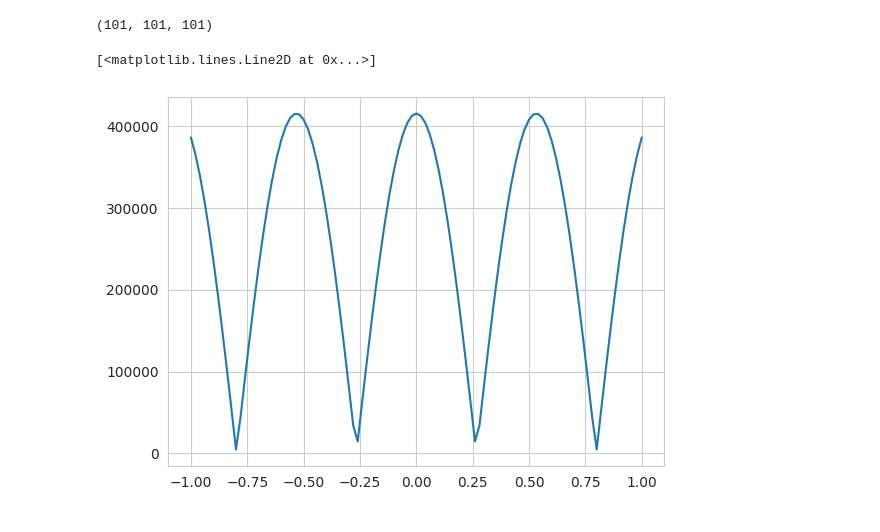
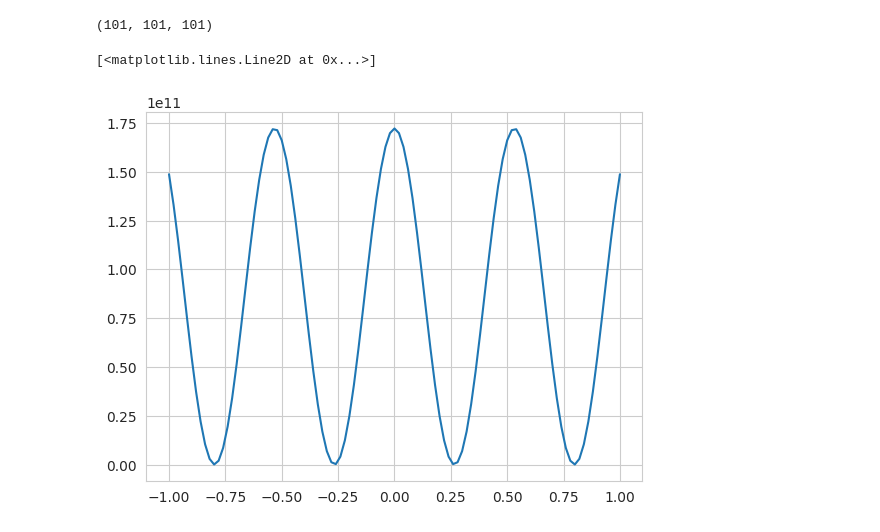
Before and after one commit to lightmat/lightmat, a Jupyter notebook: test_light.ipynb, the cells around one changed output. Drawn from its saved outputs; the diff is of its cells as text; code cells hidden in the pictures.

```diff
--- a/test_light.ipynb
+++ b/test_light.ipynb
@@ -30,9 +148,11 @@ beam2 = GaussianBeam(
     z0=0,
 )
 # %%
-x = np.linspace(-1, 1, 101) * u.um
-y = np.linspace(-1000, 1000, 101) * u.um
-z = np.linspace(-1000, 1000, 101) * u.um
+n = 101
+
+x = np.linspace(-1, 1, n) * u.um
+y = np.linspace(-1000, 1000, n) * u.um
+z = np.linspace(-1000, 1000, n) * u.um
 
 X, Y, Z = np.meshgrid(x, y, z, indexing='ij')
 # %%
@@ -40,12 +160,12 @@ Evec1 = beam1.E_vec(X, Y, Z)
 Evec2 = beam2.E_vec(X, Y, Z)
 # %%
 L = Evec1 + Evec2
-L = np.sqrt(L[0]*np.conjugate(L[0]) + L[1]*np.conjugate(L[1]) + L[2]*np.conjugate(L[2]))
+L = L[0]*np.conjugate(L[0]) + L[1]*np.conjugate(L[1]) + L[2]*np.conjugate(L[2])
 L.shape
 # %% [output]
 (101, 101, 101)
 # %%
-plt.plot(x.value, L[:, 50, 50].value)
+plt.plot(x.value, L[:, n//2, n//2].value)
 # %% [output]
 [<matplotlib.lines.Line2D at 0x...>]
-[figure, old version]
+[figure, new version]
```
Also changed, not shown: parts of 13 cells of this notebook, 5 other files.
